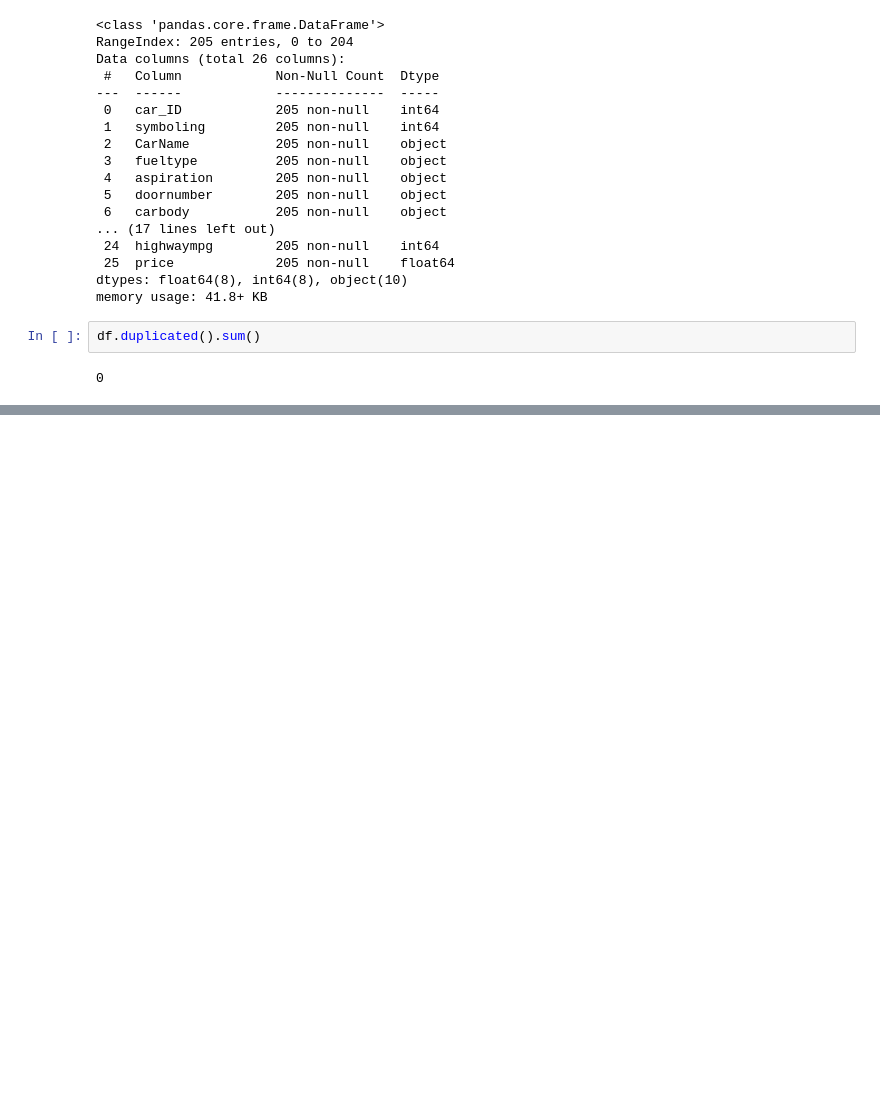
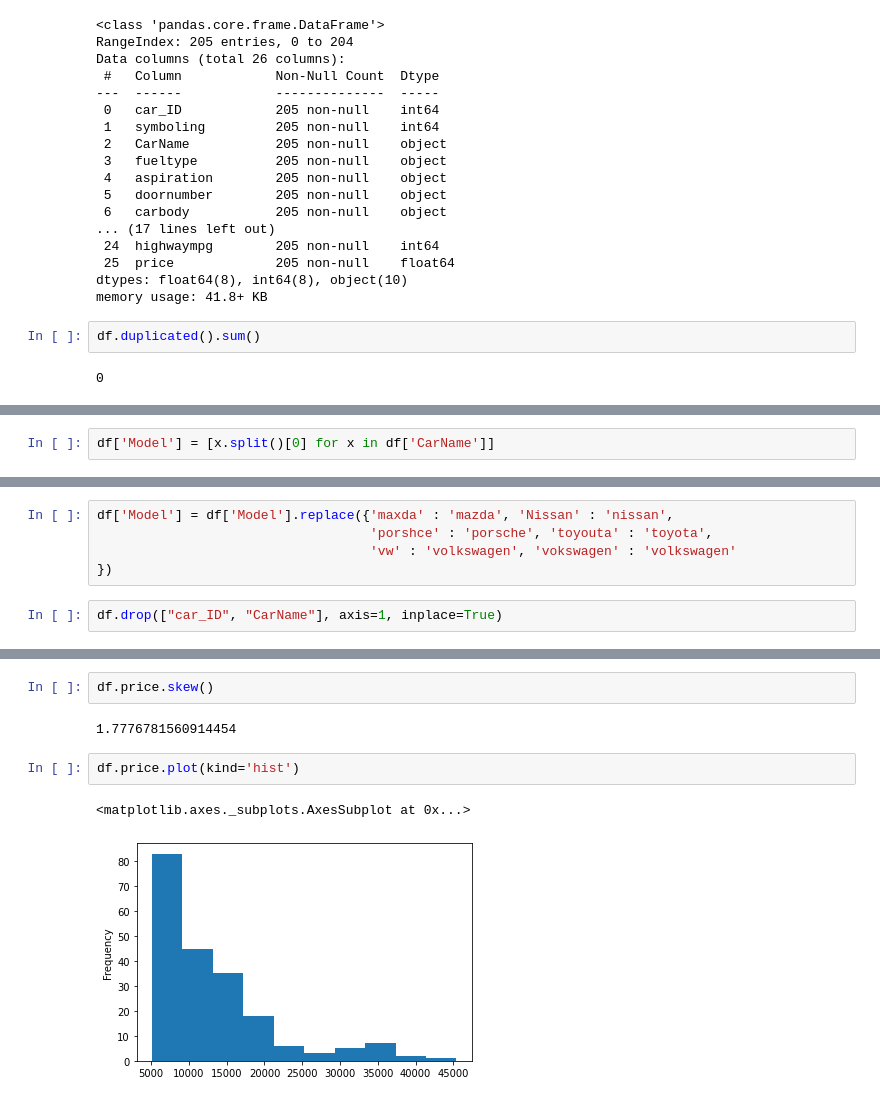
Before and after one commit to afzal34sl/Data-Science, a Jupyter notebook: StatsModel_CarPrice_Assignment.ipynb, the cells around one changed output, grey strips where cells are left out. Cells and saved outputs as stored; diff of their text form; blank space fills up the shorter version.

```diff
--- a/StatsModel_CarPrice_Assignment.ipynb
+++ b/StatsModel_CarPrice_Assignment.ipynb
@@ -53,0 +119,2 @@ df.duplicated().sum()
+# %%
+df['Model'] = [x.split()[0] for x in df['CarName']]
@@ -53,0 +123,7 @@ df.duplicated().sum()
+# %%
+df['Model'] = df['Model'].replace({'maxda' : 'mazda', 'Nissan' : 'nissan',
+                                   'porshce' : 'porsche', 'toyouta' : 'toyota',
+                                   'vw' : 'volkswagen', 'vokswagen' : 'volkswagen'
+})
+# %%
+df.drop(["car_ID", "CarName"], axis=1, inplace=True)
@@ -53,0 +162,9 @@ df.duplicated().sum()
+# %%
+df.price.skew()
+# %% [output]
+1.7776781560914454
+# %%
+df.price.plot(kind='hist')
+# %% [output]
+<matplotlib.axes._subplots.AxesSubplot at 0x...>
+[figure, added]
```
Also changed, not shown: parts of 11 cells of this notebook.
